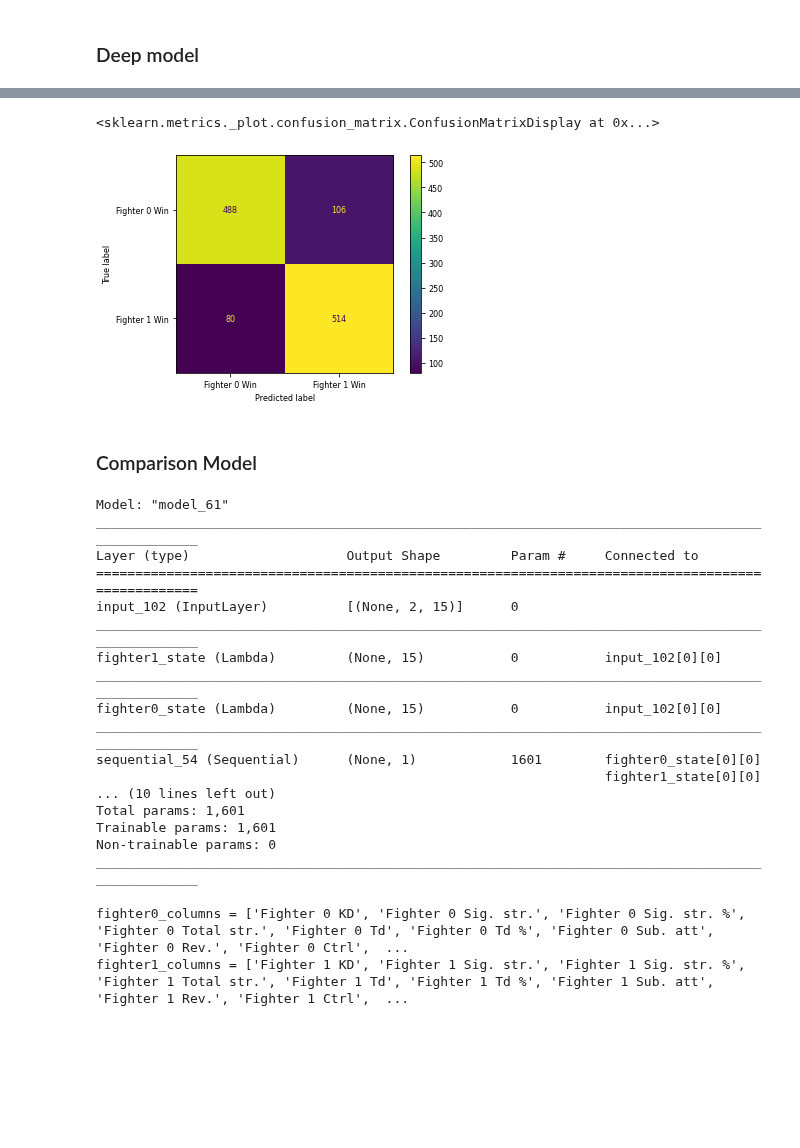
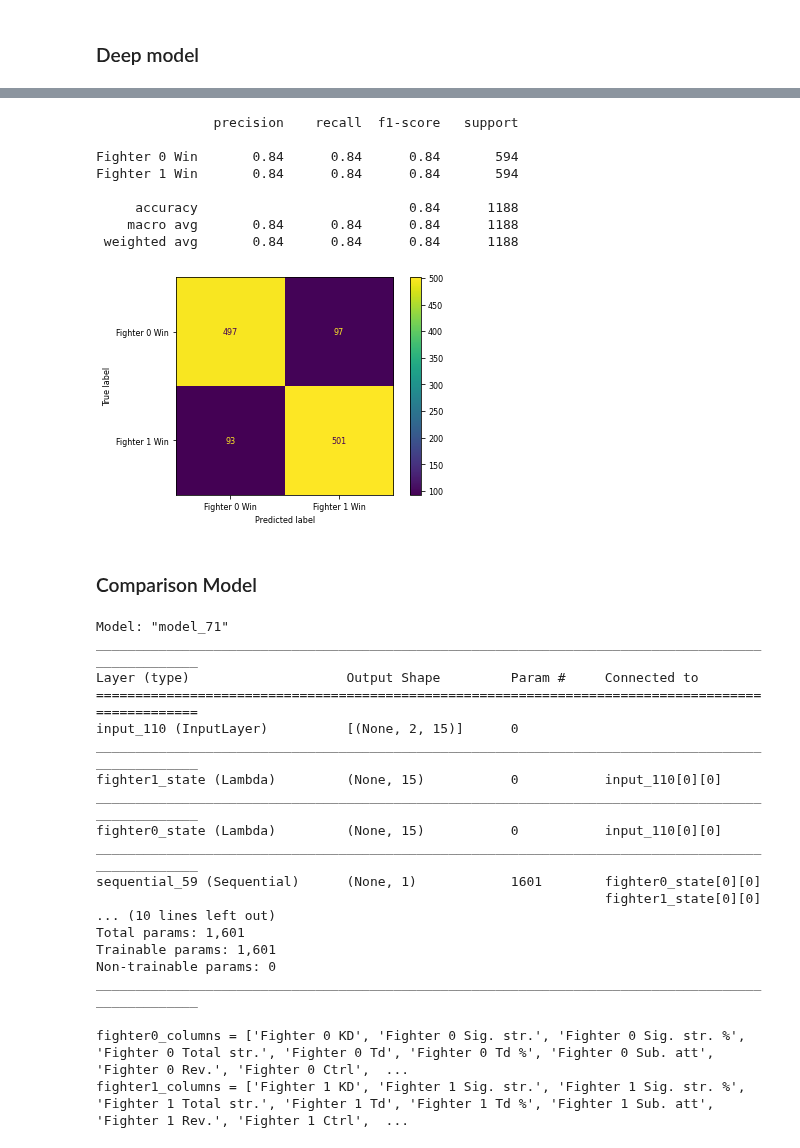
Before and after one commit to tylerlum/ufc_automated_scoring_system, a Jupyter notebook: UFC_automated_scoring.ipynb, the cells around one changed output, grey strips where cells are left out. Drawn from its saved outputs; the diff is of its cells as text; code cells hidden in the pictures; blank space fills up the shorter version.

Commit message:
Add confusion matrix and classification reports

```diff
--- a/UFC_automated_scoring.ipynb
+++ b/UFC_automated_scoring.ipynb
@@ -325,13 +351,16 @@ plt.show()
-# %%
-from sklearn.metrics import classification_report, confusion_matrix, ConfusionMatrixDisplay
-predIdxs = np.where(model.predict(X_valid) > 0.5, 1, 0)
-trueIdxs = y_valid
-cm = confusion_matrix(trueIdxs, predIdxs)
-cmDisplay = ConfusionMatrixDisplay(confusion_matrix=cm, display_labels=["Fighter 0 Win", "Fighter 1 Win"])
-cmDisplay.plot()
-# %% [output]
-<sklearn.metrics._plot.confusion_matrix.ConfusionMatrixDisplay at 0x...>
-[figure, removed]
+# %%
+plot_confusion_matrix(deep_model, X_valid, y_valid)
+print_classification_report(deep_model, X_valid, y_valid)
+# %% [output]
+               precision    recall  f1-score   support
+
+Fighter 0 Win       0.84      0.84      0.84       594
+Fighter 1 Win       0.84      0.84      0.84       594
+
+     accuracy                           0.84      1188
+    macro avg       0.84      0.84      0.84      1188
+ weighted avg       0.84      0.84      0.84      1188
+[figure, added]
 # %% [markdown]
 ### Comparison Model
 # %%
@@ -363,23 +392,22 @@ def create_comparison_model(input_shape):
     prediction = Activation('sigmoid')(difference_score)
     return Model(inputs=input_tensor, outputs=prediction)
 # %%
-model = create_comparison_model(X_train_new.shape[1:])
-# optimizer = tf.keras.optimizers.Adam(lr=0.0001)
-# model.compile(optimizer=optimizer, loss='binary_crossentropy', metrics=['accuracy'])
-model.compile(optimizer='adam', loss='binary_crossentropy', metrics=['accuracy'])
-model.summary()
+comparison_model = create_comparison_model(X_train_new.shape[1:])
+optimizer = tf.keras.optimizers.Adam(lr=0.001)
+comparison_model.compile(optimizer=optimizer, loss='binary_crossentropy', metrics=['accuracy'])
+comparison_model.summary()
 # %% [output]
-Model: "model_61"
+Model: "model_71"
 __________________________________________________________________________________________________
 Layer (type)                    Output Shape         Param #     Connected to
 ==================================================================================================
-input_102 (InputLayer)          [(None, 2, 15)]      0
+input_110 (InputLayer)          [(None, 2, 15)]      0
 __________________________________________________________________________________________________
-fighter1_state (Lambda)         (None, 15)           0           input_102[0][0]
+fighter1_state (Lambda)         (None, 15)           0           input_110[0][0]
 __________________________________________________________________________________________________
-fighter0_state (Lambda)         (None, 15)           0           input_102[0][0]
+fighter0_state (Lambda)         (None, 15)           0           input_110[0][0]
 __________________________________________________________________________________________________
-sequential_54 (Sequential)      (None, 1)            1601        fighter0_state[0][0]
+sequential_59 (Sequential)      (None, 1)            1601        fighter0_state[0][0]
                                                                  fighter1_state[0][0]
 ... (10 lines left out)
 Total params: 1,601
```
Also changed, not shown: parts of 18 cells of this notebook.
